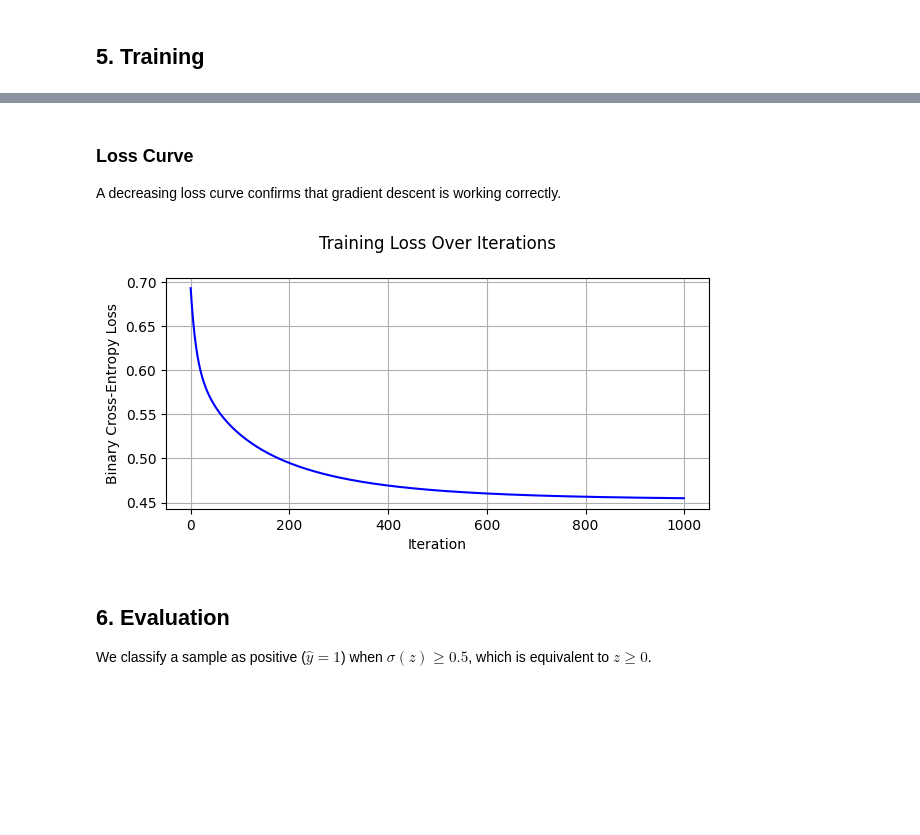
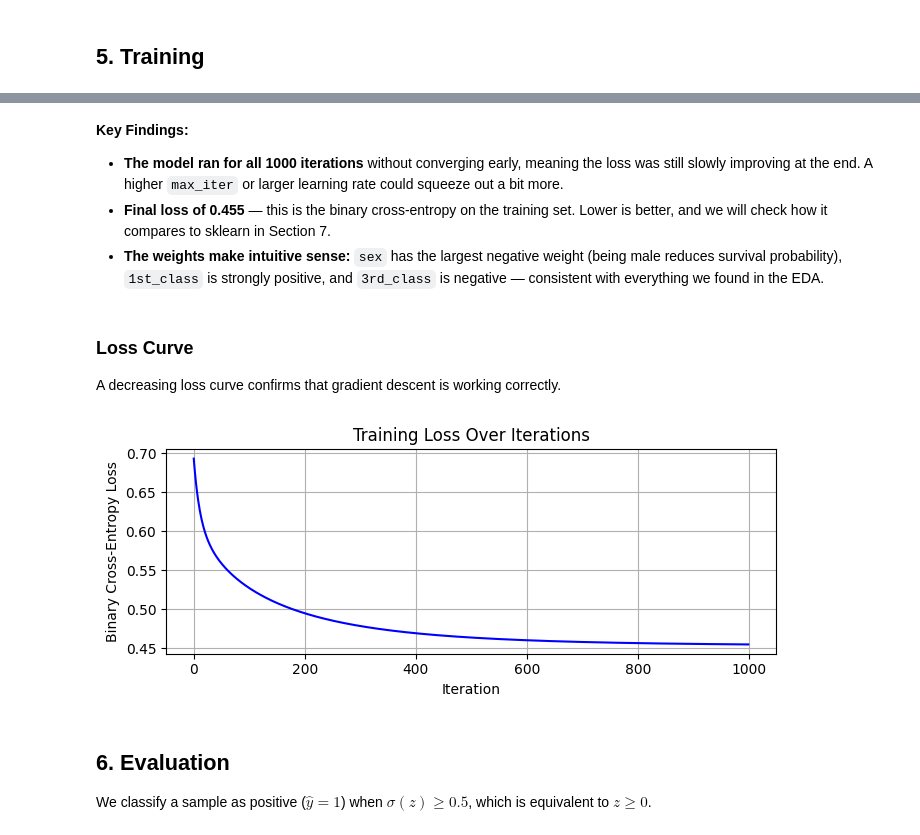
Before and after one commit to ybutkov/LEVEL3-MLOps, a Jupyter notebook: week-1/notebooks/03_logreg_implementation.ipynb, the cells around one changed output, grey strips where cells are left out. Saved outputs shown, nothing was run; the diff lists cells and outputs as text; code cells hidden in the pictures; blank space fills up the shorter version.

```diff
--- a/week-1/notebooks/03_logreg_implementation.ipynb
+++ b/week-1/notebooks/03_logreg_implementation.ipynb
@@ -304,25 +230,30 @@ Learned weights:
         2nd_class: +0.3577
         3rd_class: -0.6516
              bias: +0.9673
+# %% [markdown]
+**Key Findings:**
+
+* **The model ran for all 1000 iterations** without converging early, meaning the loss was still slowly improving at the end. A higher `max_iter` or larger learning rate could squeeze out a bit more.
+* **Final loss of 0.455** — this is the binary cross-entropy on the training set. Lower is better, and we will check how it compares to sklearn in Section 7.
+* **The weights make intuitive sense:** `sex` has the largest negative weight (being male reduces survival probability), `1st_class` is strongly positive, and `3rd_class` is negative — consistent with everything we found in the EDA.
 # %% [markdown]
 ### Loss Curve
 
 A decreasing loss curve confirms that gradient descent is working correctly.
 # %%
-import matplotlib.pyplot as plt
+fig, ax = plt.subplots(figsize=(7, 3))
 
-plt.figure(figsize=(7, 3))
+ax.plot(loss_history, color='blue', label='Training Loss')
 
-plt.plot(loss_history, color='blue', label='Training Loss')
+ax.set_title("Training Loss Over Iterations")
+ax.set_xlabel("Iteration")
+ax.set_ylabel("Binary Cross-Entropy Loss")
+ax.grid(True)
 
-plt.title("Training Loss Over Iterations\n")
-plt.xlabel("Iteration")
-plt.ylabel("Binary Cross-Entropy Loss")
-
-plt.grid(True)
+plt.tight_layout()
 plt.show()
 # %% [output]
-[figure, old version]
+[figure, new version]
 # %% [markdown]
 ## 6. Evaluation
 
```
Also changed, not shown: parts of 9 cells of this notebook, 10 other files.
